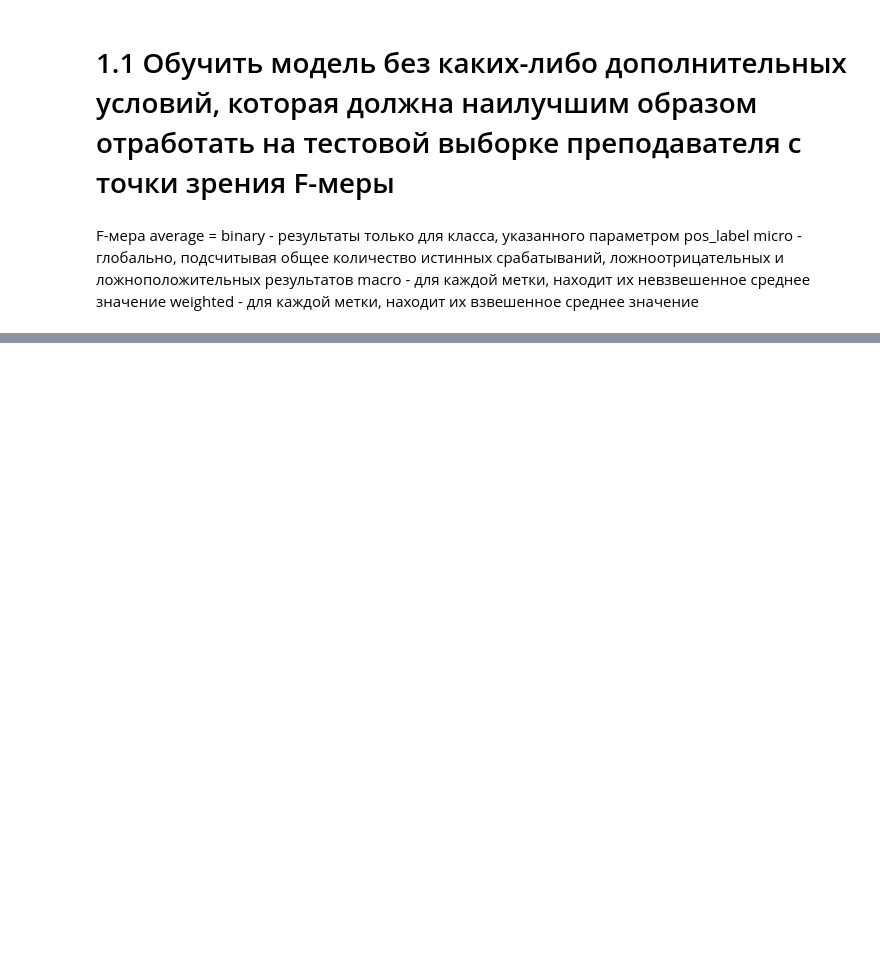
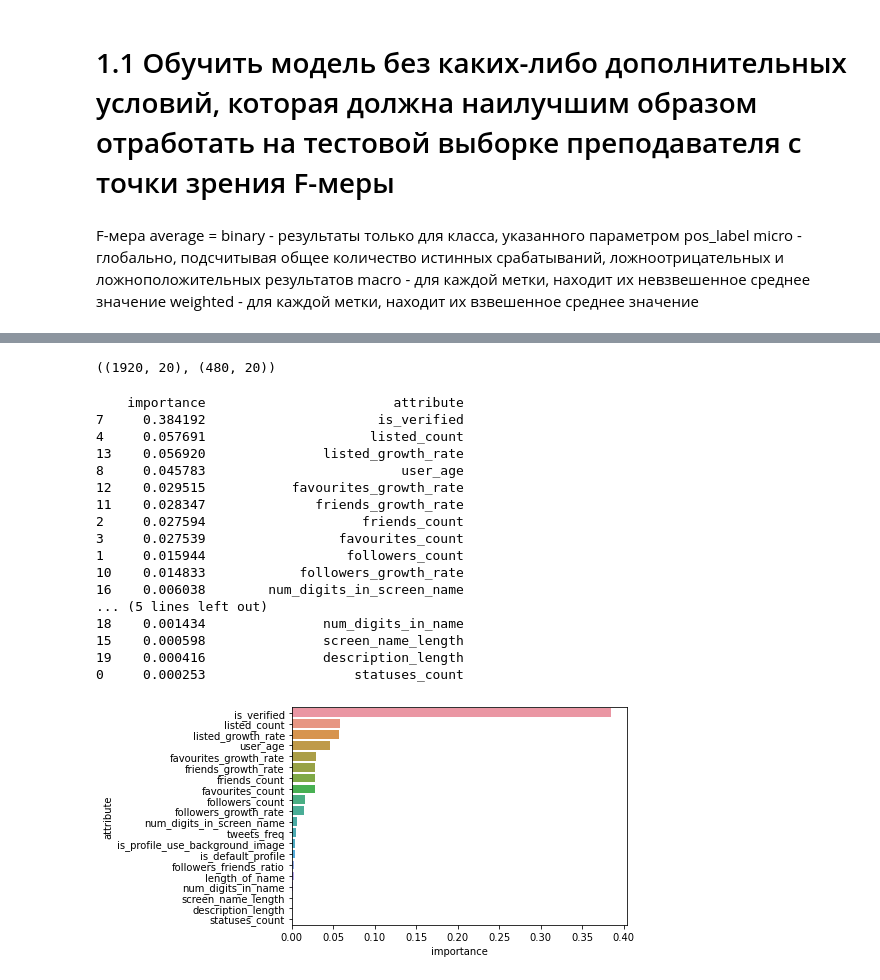
Before and after one commit to itsecd/ml-for-sec-lab1, a Jupyter notebook: Task1.ipynb, the cells around one changed output, grey strips where cells are left out. Saved outputs shown, nothing was run; the diff lists cells and outputs as text; code cells hidden in the pictures; blank space fills up the shorter version.

Commit message:
Add 2.1 point,weeded out unnecessary features using linear regression

```diff
--- a/Task1.ipynb
+++ b/Task1.ipynb
@@ -142,2 +145,3 @@ Best model: RandomForestClassifier  F_measure: 0.9983315321915928
 # %%
-joblib.dump(model_RFC, 'best_model-1.1.pkl')
+joblib.dump(model_Log, 'best_model-1.1.pkl')
+best_model = model_Log
@@ -145,0 +206,49 @@ joblib.dump(model_RFC, 'best_model-1.1.pkl')
+# %%
+features_train = pd.read_csv('features_train.csv')
+classes_train = pd.read_csv('classes_train.csv')
+features_train_new = features_train.copy()
+features_train_new['is_bot'] = pd.Series(classes_train['is_bot'], index = features_train_new.index)
+X = features_train_new.drop('is_bot', axis = 1)
+Y = features_train_new.is_bot
+X_train, X_test, Y_train, Y_test = train_test_split(X, Y, test_size = 0.2, random_state = 42)
+X_train.shape, X_test.shape
+# %% [output]
+((1920, 20), (480, 20))
+# %%
+scaler = StandardScaler()
+X_train_M = scaler.fit_transform(X_train)
+X_test_M = scaler.transform(X_test)
+# %%
+best_model.fit(X_train_M, Y_train)
+pred_train = best_model.predict(X_train_M)
+pred_test = best_model.predict(X_test_M)
+# %%
+model_regress = LinearRegression()
+model_regress.fit(X_train_M, Y_train)
+pred_train = model_regress.predict(X_train_M)
+pred_test = model_regress.predict(X_test_M)
+attribute = X_train.columns.values
+importance = abs(model_regress.coef_)
+list1 = pd.DataFrame(data = {'importance': importance, 'attribute': X_train.columns, }).sort_values(by = 'importance')
+list2 = list1.sort_values(by='importance', ascending=False)
+sns.barplot(data = list2, y = 'attribute', x = 'importance')
+print(list2)
+# %% [output]
+    importance                        attribute
+7     0.384192                      is_verified
+4     0.057691                     listed_count
+13    0.056920               listed_growth_rate
+8     0.045783                         user_age
+12    0.029515           favourites_growth_rate
+11    0.028347              friends_growth_rate
+2     0.027594                    friends_count
+3     0.027539                 favourites_count
+1     0.015944                  followers_count
+10    0.014833            followers_growth_rate
+16    0.006038        num_digits_in_screen_name
+... (5 lines left out)
+18    0.001434               num_digits_in_name
+15    0.000598               screen_name_length
+19    0.000416               description_length
+0     0.000253                   statuses_count
+[figure, added]
```
Also changed, not shown: parts of 10 cells of this notebook.
